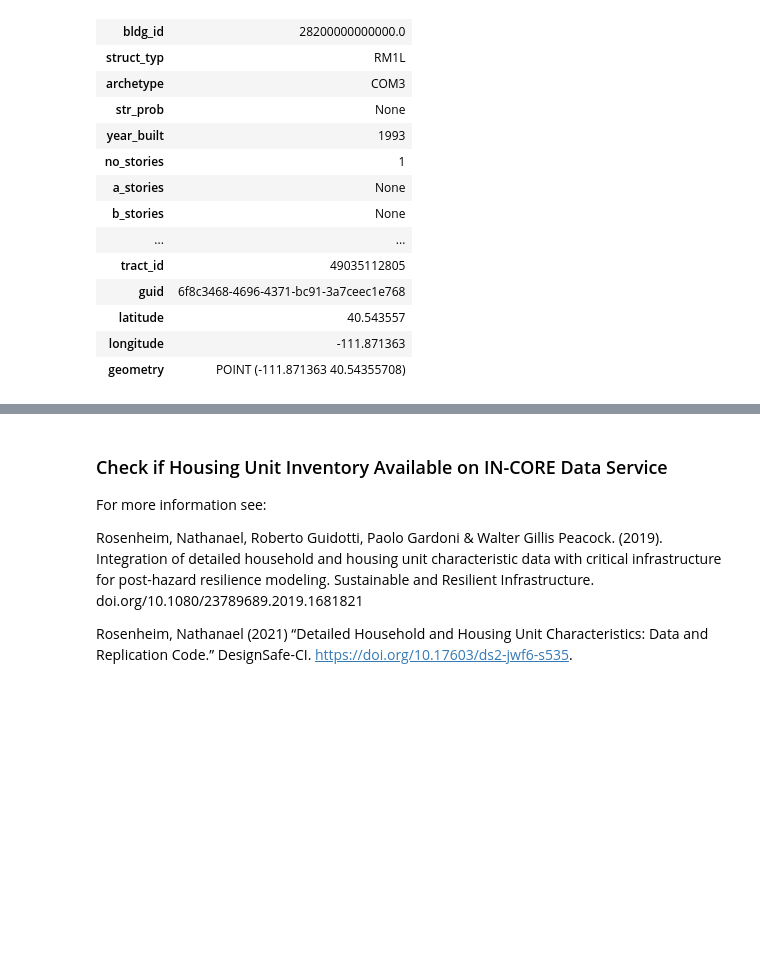
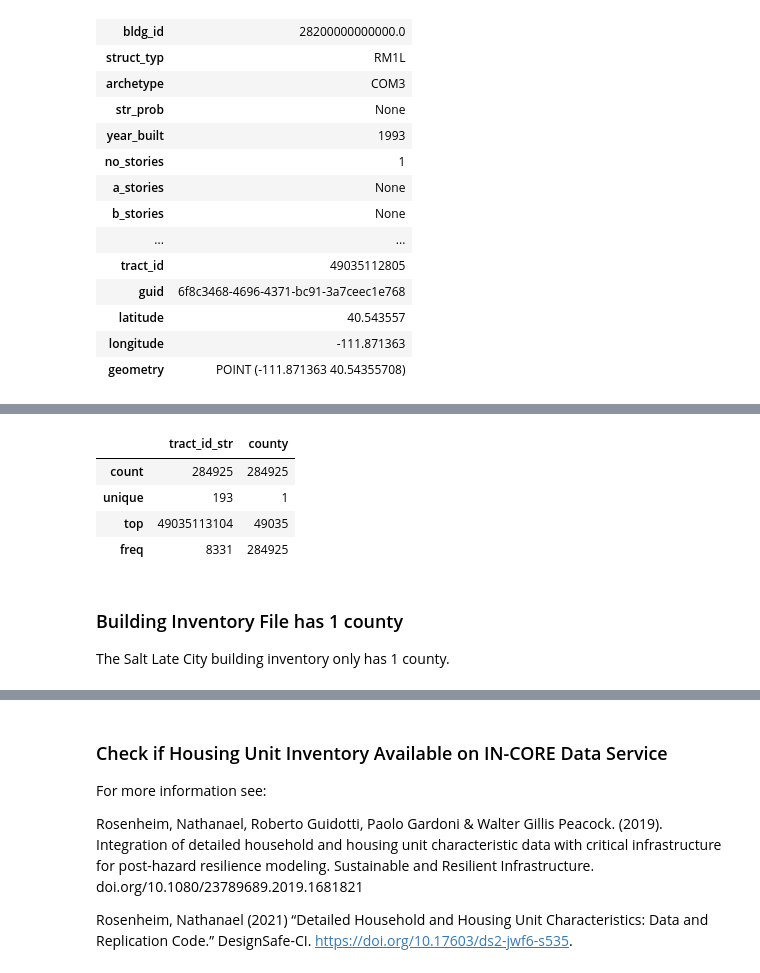
Before and after one commit to npr99/intersect-community-data, a Jupyter notebook: ncoda_07cv2_run_HUA_workflow.ipynb, the cells around one changed output, grey strips where cells are left out. Cells and saved outputs as stored; diff of their text form; code cells hidden in the pictures; blank space fills up the shorter version.

```diff
--- a/ncoda_07cv2_run_HUA_workflow.ipynb
+++ b/ncoda_07cv2_run_HUA_workflow.ipynb
@@ -167,0 +221,15 @@ bldg_inv_gdf.head(1).T
+# %%
+# Substring of tractid to get county 5 digit fips code
+# covert tract_id to string with leading zeros
+bldg_inv_gdf['tract_id_str'] = bldg_inv_gdf['tract_id'].astype(str).str.zfill(11)
+bldg_inv_gdf['county'] = bldg_inv_gdf['tract_id_str'].str[:5]
+bldg_inv_gdf[['tract_id_str','county']].describe()
+# %% [output]
+|  | tract_id_str | county |
+| count | 284925 | 284925 |
+| unique | 193 | 1 |
+| top | 49035113104 | 49035 |
+| freq | 8331 | 284925 |
+# %% [markdown]
+### Building Inventory File has 1 county
+The Salt Late City building inventory only has 1 county.
```
Also changed, not shown: parts of 11 cells of this notebook, 5 other files.
